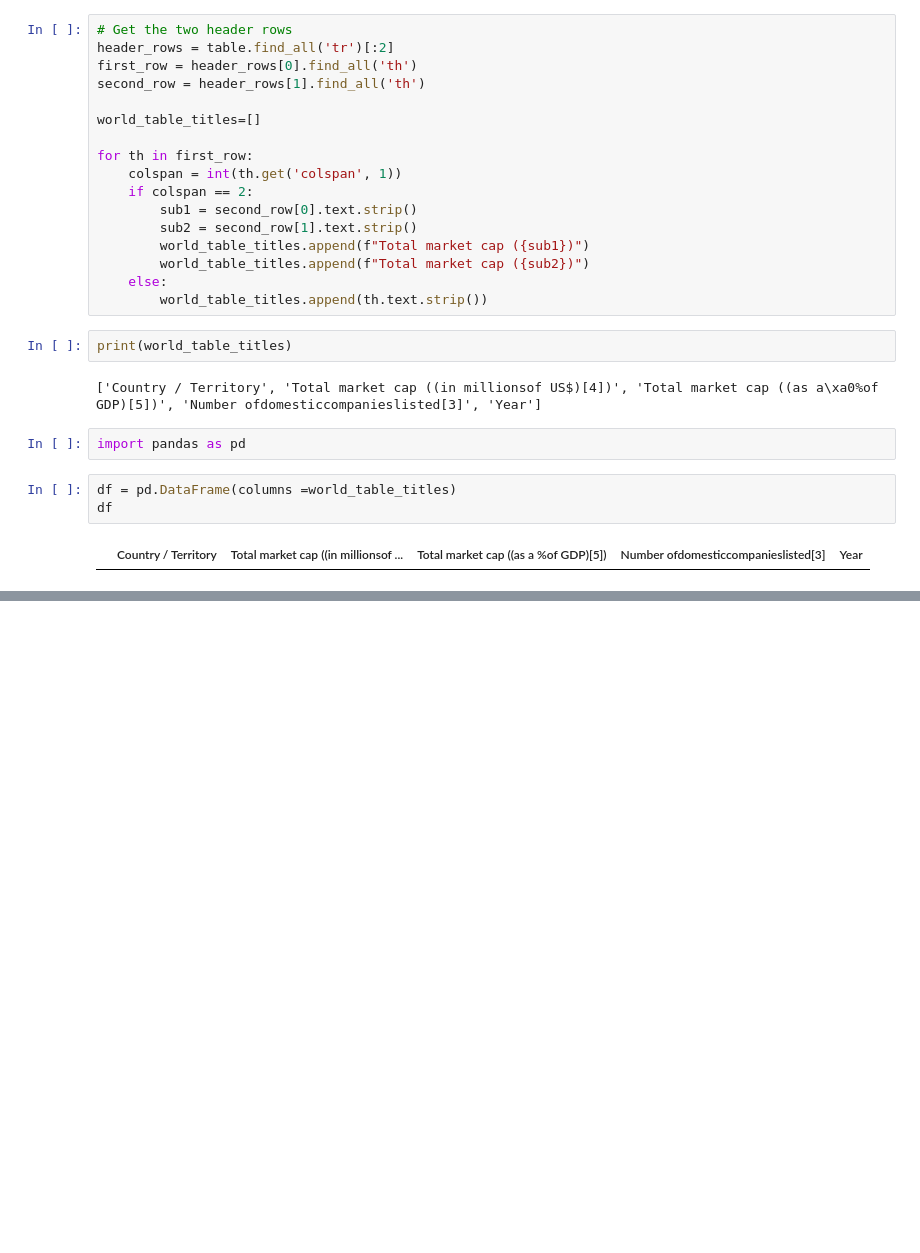
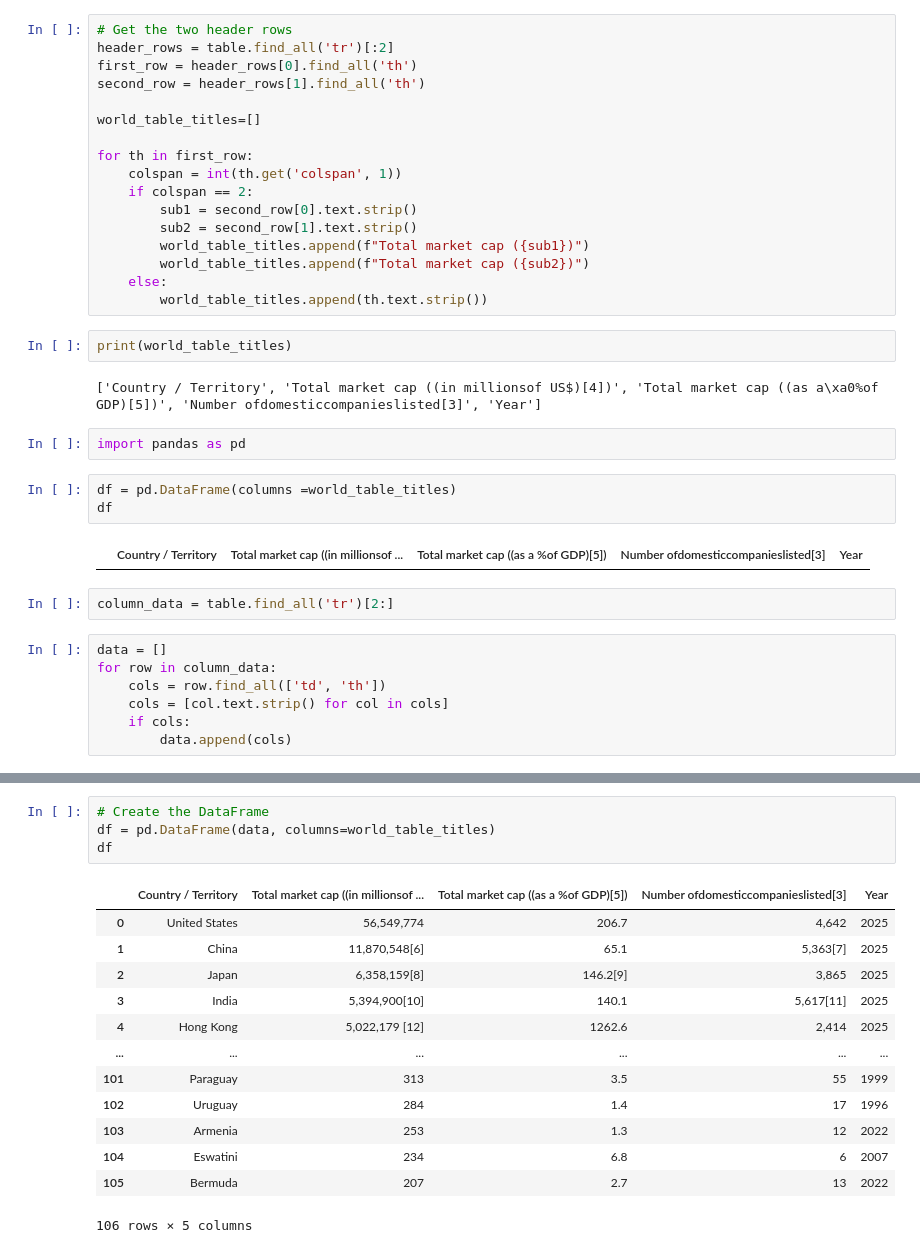
Before and after one commit to pernebay-arailym/WebScraping_Stock_Market_Capitalization, a Jupyter notebook: main.ipynb, the cells around one changed output, grey strips where cells are left out. Saved outputs shown, nothing was run; the diff lists cells and outputs as text; blank space fills up the shorter version.

Commit message:
created the DataFrame with columns and table data

```diff
--- a/main.ipynb
+++ b/main.ipynb
@@ -95,3 +95,12 @@ df = pd.DataFrame(columns =world_table_titles)
 df
 # %% [output]
 |  | Country / Territory | Total market cap ((in millionsof ... | Total market cap ((as a %of GDP)[5]) | Number ofdomesticcompanieslisted[3] | Year |
+# %%
+column_data = table.find_all('tr')[2:]
+# %%
+data = []
+for row in column_data:
+    cols = row.find_all(['td', 'th'])
+    cols = [col.text.strip() for col in cols]
+    if cols:
+        data.append(cols)
@@ -97,0 +127,18 @@ df
+# %%
+# Create the DataFrame
+df = pd.DataFrame(data, columns=world_table_titles)
+df
+# %% [output]
+|  | Country / Territory | Total market cap ((in millionsof ... | Total market cap ((as a %of GDP)[5]) | Number ofdomesticcompanieslisted[3] | Year |
+| 0 | United States | 56,549,774 | 206.7 | 4,642 | 2025 |
+| 1 | China | 11,870,548[6] | 65.1 | 5,363[7] | 2025 |
+| 2 | Japan | 6,358,159[8] | 146.2[9] | 3,865 | 2025 |
+| 3 | India | 5,394,900[10] | 140.1 | 5,617[11] | 2025 |
+| 4 | Hong Kong | 5,022,179 [12] | 1262.6 | 2,414 | 2025 |
+| ... | ... | ... | ... | ... | ... |
+| 101 | Paraguay | 313 | 3.5 | 55 | 1999 |
+| 102 | Uruguay | 284 | 1.4 | 17 | 1996 |
+| 103 | Armenia | 253 | 1.3 | 12 | 2022 |
+| 104 | Eswatini | 234 | 6.8 | 6 | 2007 |
+| 105 | Bermuda | 207 | 2.7 | 13 | 2022 |
+106 rows × 5 columns
```
Also changed, not shown: parts of 1 cell of this notebook.
